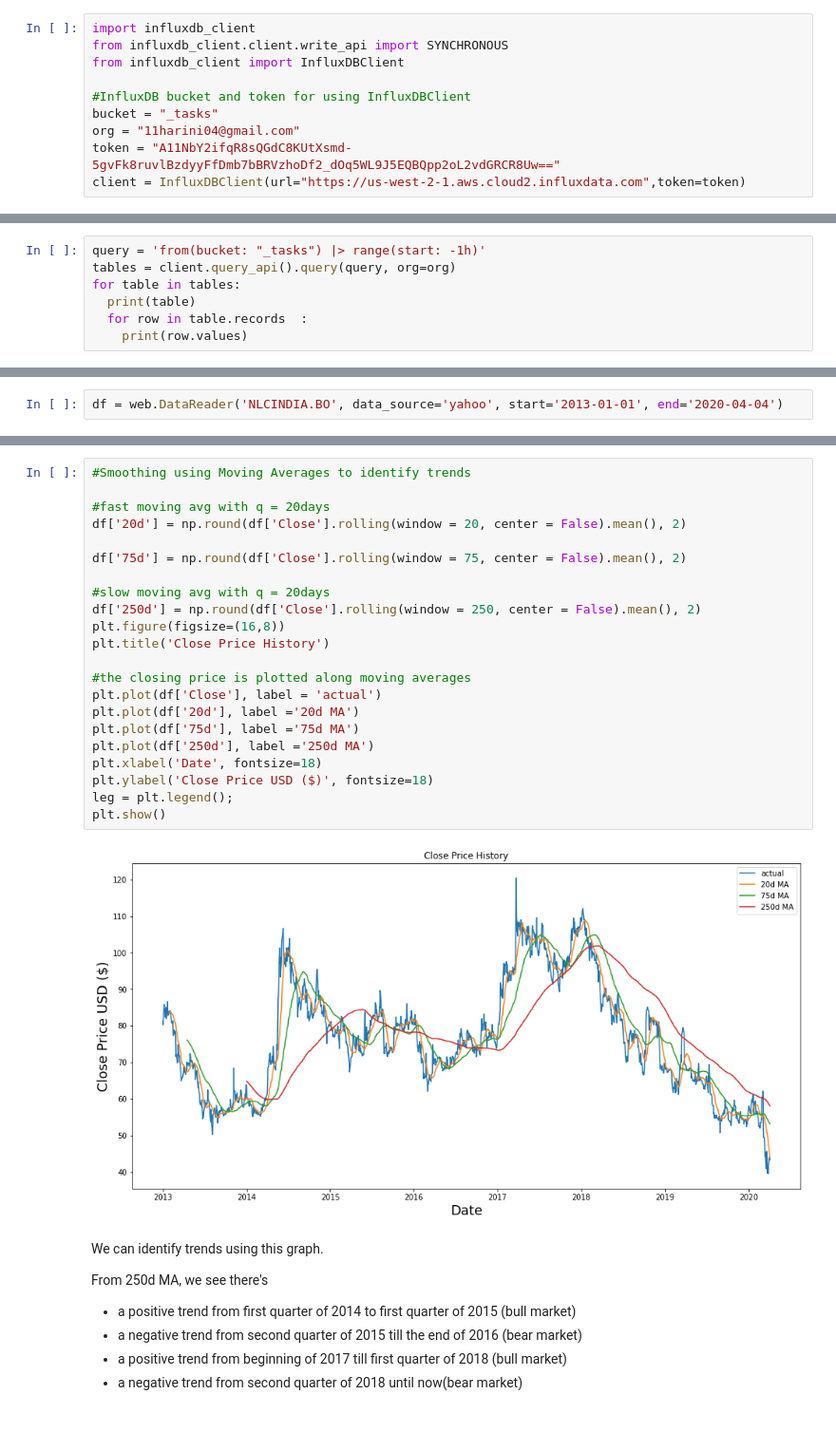
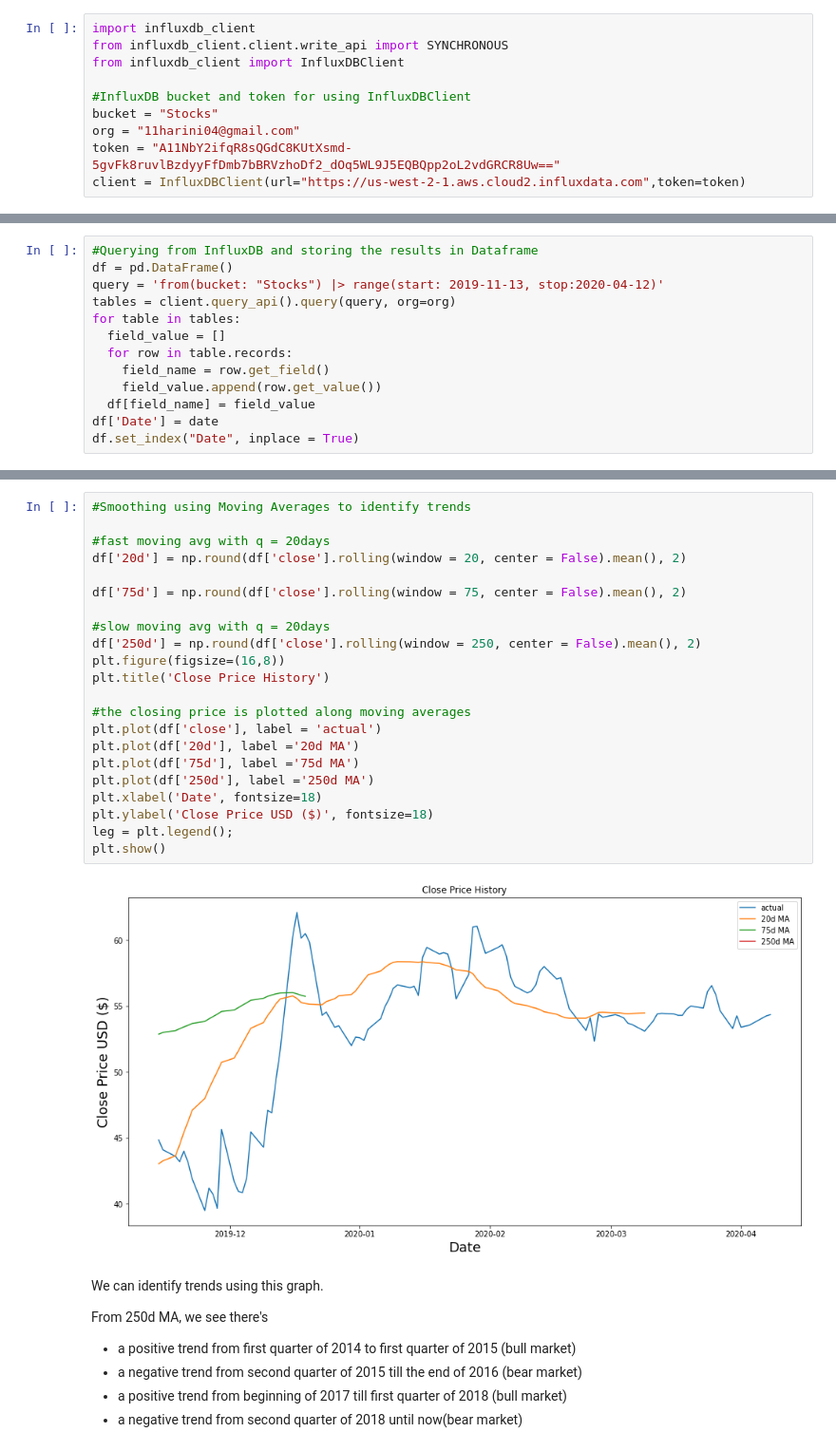
Before and after one commit to 11harini04/StockTick, a Jupyter notebook: Web_scraping_NSE.ipynb, the cells around one changed output, grey strips where cells are left out. Shown at 95% size. Saved outputs shown, nothing was run; the diff lists cells and outputs as text; blank space fills up the shorter version.

```diff
--- a/Web_scraping_NSE.ipynb
+++ b/Web_scraping_NSE.ipynb
@@ -26,7 +26,7 @@ from influxdb_client.client.write_api import SYNCHRONOUS
 from influxdb_client import InfluxDBClient
 
 #InfluxDB bucket and token for using InfluxDBClient
-bucket = "_tasks"
+bucket = "Stocks"
 org = "11harini04@gmail.com"
 token = "A11NbY2ifqR8sQGdC8KUtXsmd-5gvFk8ruvlBzdyyFfDmb7bBRVzhoDf2_dOq5WL9J5EQBQpp2oL2vdGRCR8Uw=="
 client = InfluxDBClient(url="https://us-west-2-1.aws.cloud2.influxdata.com",token=token)
@@ -79,10 +77,16 @@ NLCINDIA.BO
 # %%
-query = 'from(bucket: "_tasks") |> range(start: -1h)'
+#Querying from InfluxDB and storing the results in Dataframe
+df = pd.DataFrame()
+query = 'from(bucket: "Stocks") |> range(start: 2019-11-13, stop:2020-04-12)'
 tables = client.query_api().query(query, org=org)
 for table in tables:
-  print(table)
-  for row in table.records  :
-    print(row.values)
+  field_value = []
+  for row in table.records:
+    field_name = row.get_field()
+    field_value.append(row.get_value())
+  df[field_name] = field_value
+df['Date'] = date
+df.set_index("Date", inplace = True)
 # %%
 df
 # %% [output]
@@ -183,2 +198,0 @@ Using TensorFlow backend.
-# %%
-df = web.DataReader('NLCINDIA.BO', data_source='yahoo', start='2013-01-01', end='2020-04-04')
@@ -202,27 +199,27 @@ df
 # %%
 #Smoothing using Moving Averages to identify trends
 
 #fast moving avg with q = 20days
-df['20d'] = np.round(df['Close'].rolling(window = 20, center = False).mean(), 2)
+df['20d'] = np.round(df['close'].rolling(window = 20, center = False).mean(), 2)
 
-df['75d'] = np.round(df['Close'].rolling(window = 75, center = False).mean(), 2)
+df['75d'] = np.round(df['close'].rolling(window = 75, center = False).mean(), 2)
 
 #slow moving avg with q = 20days
-df['250d'] = np.round(df['Close'].rolling(window = 250, center = False).mean(), 2)
+df['250d'] = np.round(df['close'].rolling(window = 250, center = False).mean(), 2)
 plt.figure(figsize=(16,8))
 plt.title('Close Price History')
 
 #the closing price is plotted along moving averages
-plt.plot(df['Close'], label = 'actual')
+plt.plot(df['close'], label = 'actual')
 plt.plot(df['20d'], label ='20d MA')
 plt.plot(df['75d'], label ='75d MA')
 plt.plot(df['250d'], label ='250d MA')
 plt.xlabel('Date', fontsize=18)
 plt.ylabel('Close Price USD ($)', fontsize=18)
 leg = plt.legend();
 plt.show()
 # %% [output]
-[figure, old version]
+[figure, new version]
 # %% [markdown]
 We can identify trends using this graph.
 
```
Also changed, not shown: parts of 20 cells of this notebook.
